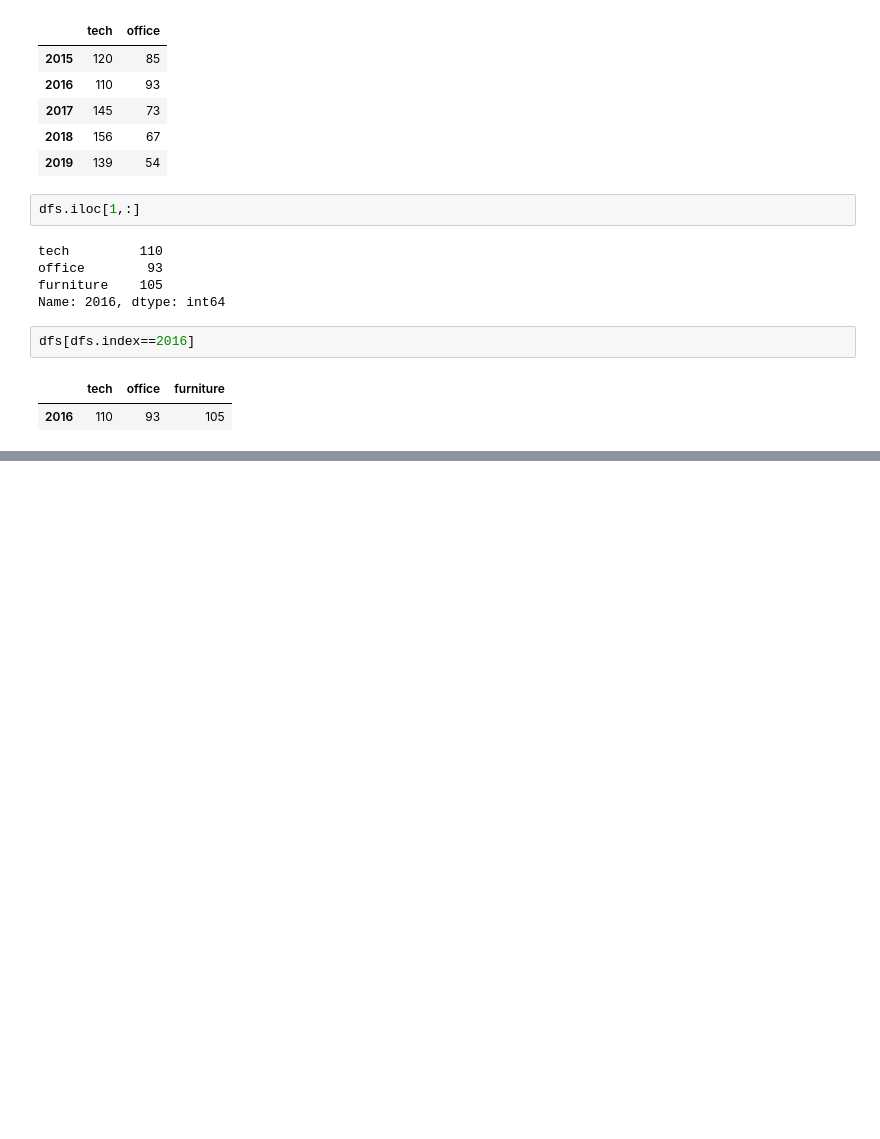
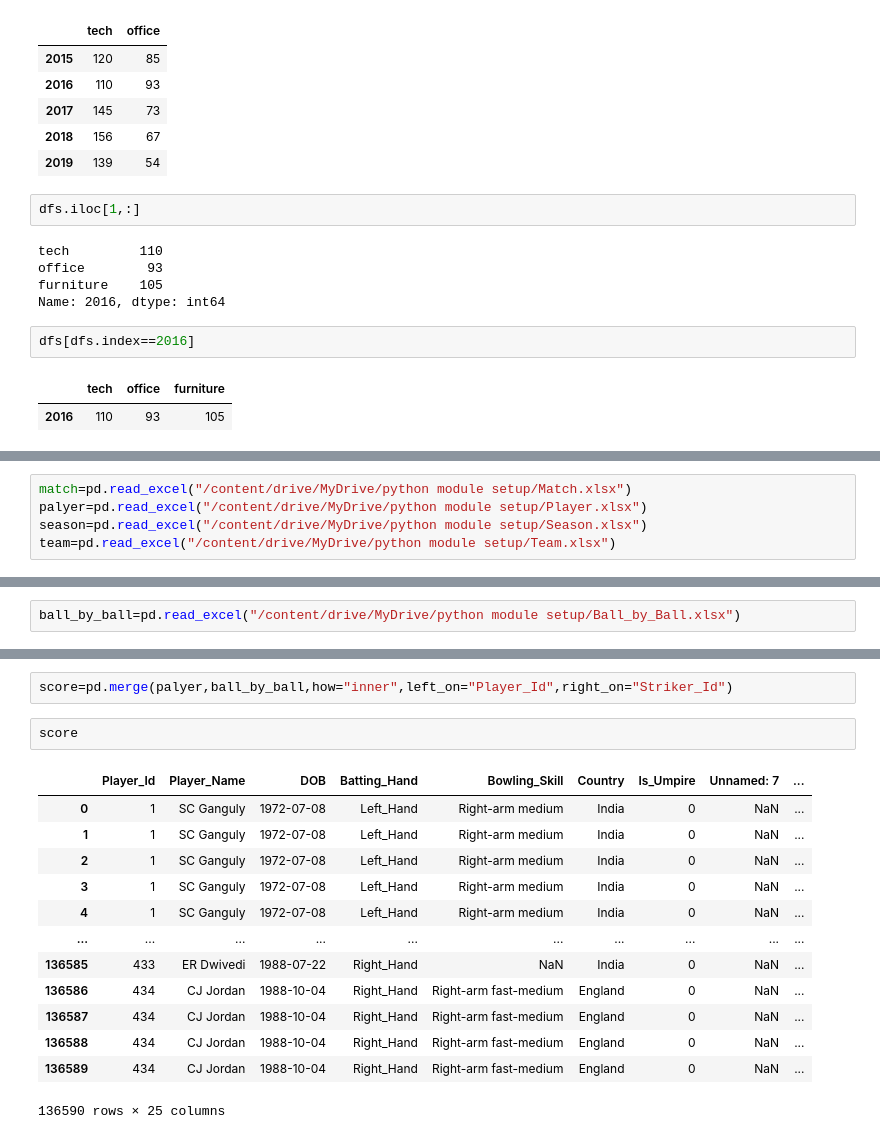
Before and after one commit to Bibhuti-MLAI/Python-Assignment, a Jupyter notebook: Python_Assignment.ipynb, the cells around one changed output, grey strips where cells are left out. Cells and saved outputs as stored; diff of their text form; blank space fills up the shorter version.

```diff
--- a/Python_Assignment.ipynb
+++ b/Python_Assignment.ipynb
@@ -1090,0 +1087,5 @@ dfs[dfs.index==2016]
+# %%
+match=pd.read_excel("/content/drive/MyDrive/python module setup/Match.xlsx")
+palyer=pd.read_excel("/content/drive/MyDrive/python module setup/Player.xlsx")
+season=pd.read_excel("/content/drive/MyDrive/python module setup/Season.xlsx")
+team=pd.read_excel("/content/drive/MyDrive/python module setup/Team.xlsx")
@@ -1090,0 +1136,2 @@ dfs[dfs.index==2016]
+# %%
+ball_by_ball=pd.read_excel("/content/drive/MyDrive/python module setup/Ball_by_Ball.xlsx")
@@ -1090,0 +1147,18 @@ dfs[dfs.index==2016]
+# %%
+score=pd.merge(palyer,ball_by_ball,how="inner",left_on="Player_Id",right_on="Striker_Id")
+# %%
+score
+# %% [output]
+|  | Player_Id | Player_Name | DOB | Batting_Hand | Bowling_Skill | Country | Is_Umpire | Unnamed: 7 | ... |
+| 0 | 1 | SC Ganguly | 1972-07-08 | Left_Hand | Right-arm medium | India | 0 | NaN | ... |
+| 1 | 1 | SC Ganguly | 1972-07-08 | Left_Hand | Right-arm medium | India | 0 | NaN | ... |
+| 2 | 1 | SC Ganguly | 1972-07-08 | Left_Hand | Right-arm medium | India | 0 | NaN | ... |
+| 3 | 1 | SC Ganguly | 1972-07-08 | Left_Hand | Right-arm medium | India | 0 | NaN | ... |
+| 4 | 1 | SC Ganguly | 1972-07-08 | Left_Hand | Right-arm medium | India | 0 | NaN | ... |
+| ... | ... | ... | ... | ... | ... | ... | ... | ... | ... |
+| 136585 | 433 | ER Dwivedi | 1988-07-22 | Right_Hand | NaN | India | 0 | NaN | ... |
+| 136586 | 434 | CJ Jordan | 1988-10-04 | Right_Hand | Right-arm fast-medium | England | 0 | NaN | ... |
+| 136587 | 434 | CJ Jordan | 1988-10-04 | Right_Hand | Right-arm fast-medium | England | 0 | NaN | ... |
+| 136588 | 434 | CJ Jordan | 1988-10-04 | Right_Hand | Right-arm fast-medium | England | 0 | NaN | ... |
+| 136589 | 434 | CJ Jordan | 1988-10-04 | Right_Hand | Right-arm fast-medium | England | 0 | NaN | ... |
+136590 rows × 25 columns
```
Also changed, not shown: parts of 9 cells of this notebook.
